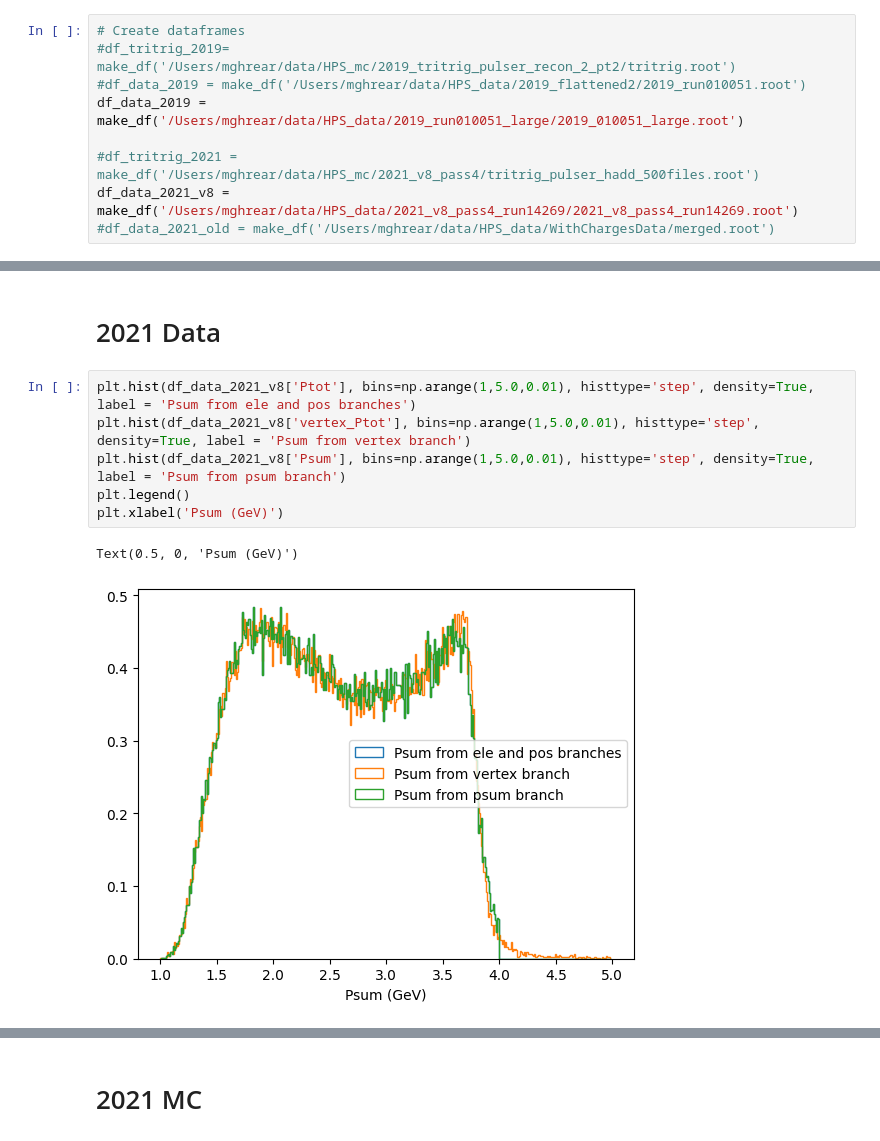
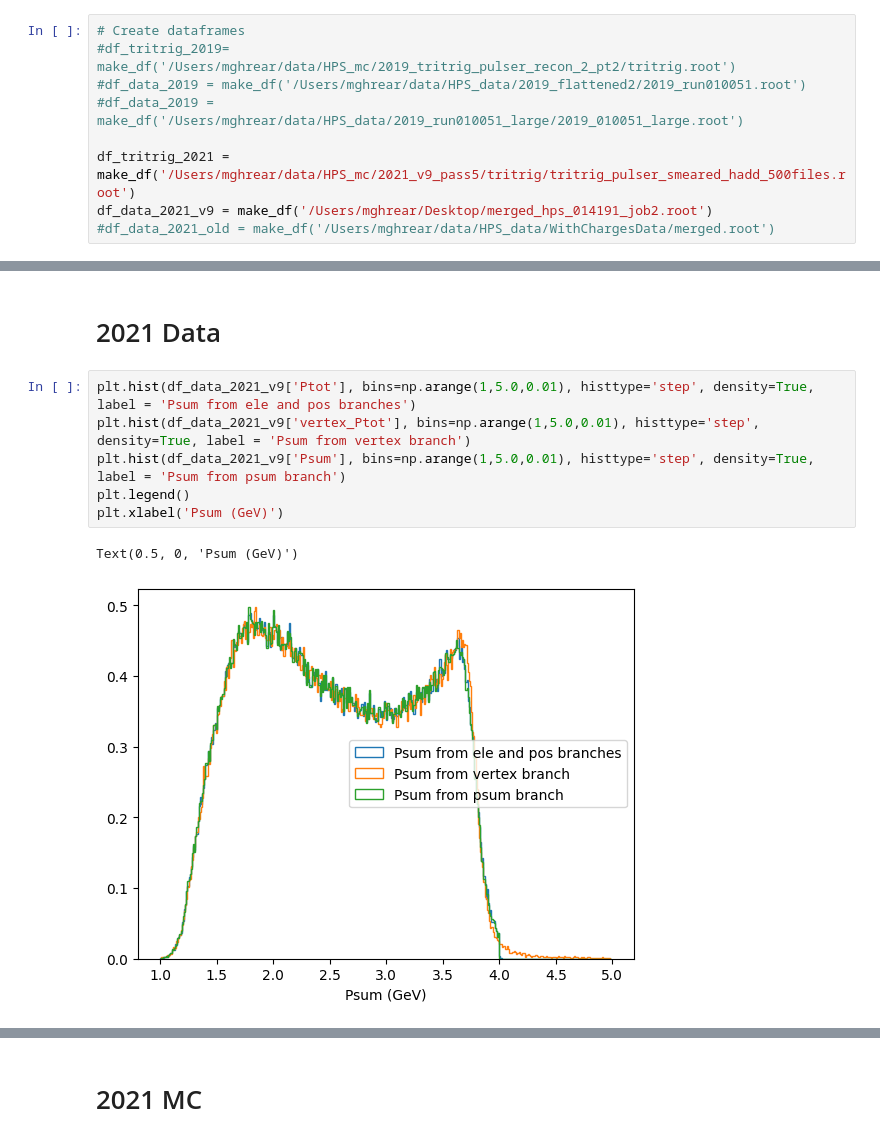
Before and after one commit to mghrear/pivoting-ANN, a Jupyter notebook: HPS_data_issue.ipynb, the cells around one changed output, grey strips where cells are left out. Drawn from its saved outputs; the diff is of its cells as text.

Commit message:
testing v9 data

```diff
--- a/HPS_data_issue.ipynb
+++ b/HPS_data_issue.ipynb
@@ -84,10 +84,10 @@ def make_df(file_path):
 # Create dataframes
 #df_tritrig_2019= make_df('/Users/mghrear/data/HPS_mc/2019_tritrig_pulser_recon_2_pt2/tritrig.root')
 #df_data_2019 = make_df('/Users/mghrear/data/HPS_data/2019_flattened2/2019_run010051.root')
-df_data_2019 = make_df('/Users/mghrear/data/HPS_data/2019_run010051_large/2019_010051_large.root')
+#df_data_2019 = make_df('/Users/mghrear/data/HPS_data/2019_run010051_large/2019_010051_large.root')
 
-#df_tritrig_2021 = make_df('/Users/mghrear/data/HPS_mc/2021_v8_pass4/tritrig_pulser_hadd_500files.root')
-df_data_2021_v8 = make_df('/Users/mghrear/data/HPS_data/2021_v8_pass4_run14269/2021_v8_pass4_run14269.root')
+df_tritrig_2021 = make_df('/Users/mghrear/data/HPS_mc/2021_v9_pass5/tritrig/tritrig_pulser_smeared_hadd_500files.root')
+df_data_2021_v9 = make_df('/Users/mghrear/Desktop/merged_hps_014191_job2.root')
 #df_data_2021_old = make_df('/Users/mghrear/data/HPS_data/WithChargesData/merged.root')
 # %% [markdown]
 # 2019 Data
@@ -134,12 +134,12 @@ NameError: name 'df_tritrig_2019' is not defined
 # %% [markdown]
 # 2021 Data
 # %%
-plt.hist(df_data_2021_v8['Ptot'], bins=np.arange(1,5.0,0.01), histtype='step', density=True, label = 'Psum from ele and pos branches')
-plt.hist(df_data_2021_v8['vertex_Ptot'], bins=np.arange(1,5.0,0.01), histtype='step', density=True, label = 'Psum from vertex branch')
-plt.hist(df_data_2021_v8['Psum'], bins=np.arange(1,5.0,0.01), histtype='step', density=True, label = 'Psum from psum branch')
+plt.hist(df_data_2021_v9['Ptot'], bins=np.arange(1,5.0,0.01), histtype='step', density=True, label = 'Psum from ele and pos branches')
+plt.hist(df_data_2021_v9['vertex_Ptot'], bins=np.arange(1,5.0,0.01), histtype='step', density=True, label = 'Psum from vertex branch')
+plt.hist(df_data_2021_v9['Psum'], bins=np.arange(1,5.0,0.01), histtype='step', density=True, label = 'Psum from psum branch')
 plt.legend()
 plt.xlabel('Psum (GeV)')
 # %% [output]
 Text(0.5, 0, 'Psum (GeV)')
-[figure, old version]
+[figure, new version]
 # %%
```
Also changed, not shown: parts of 3 cells of this notebook.
